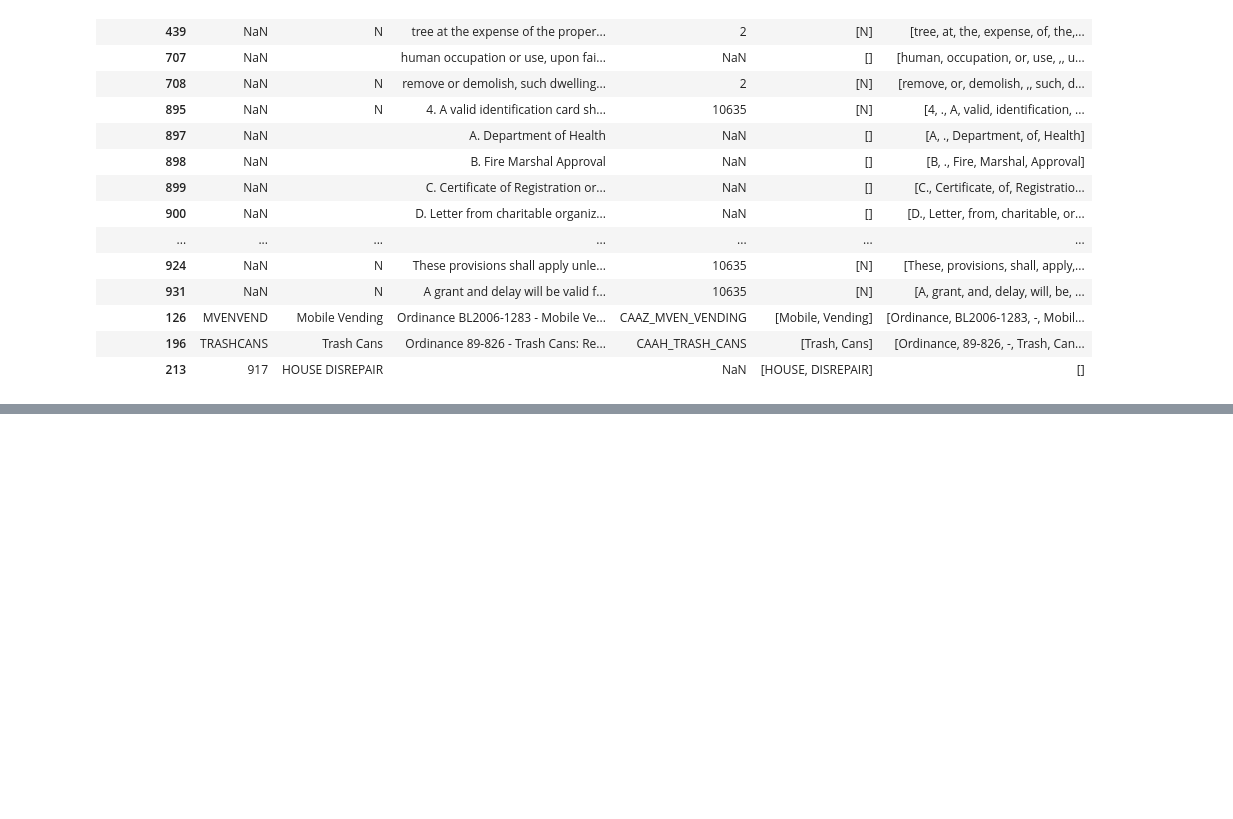
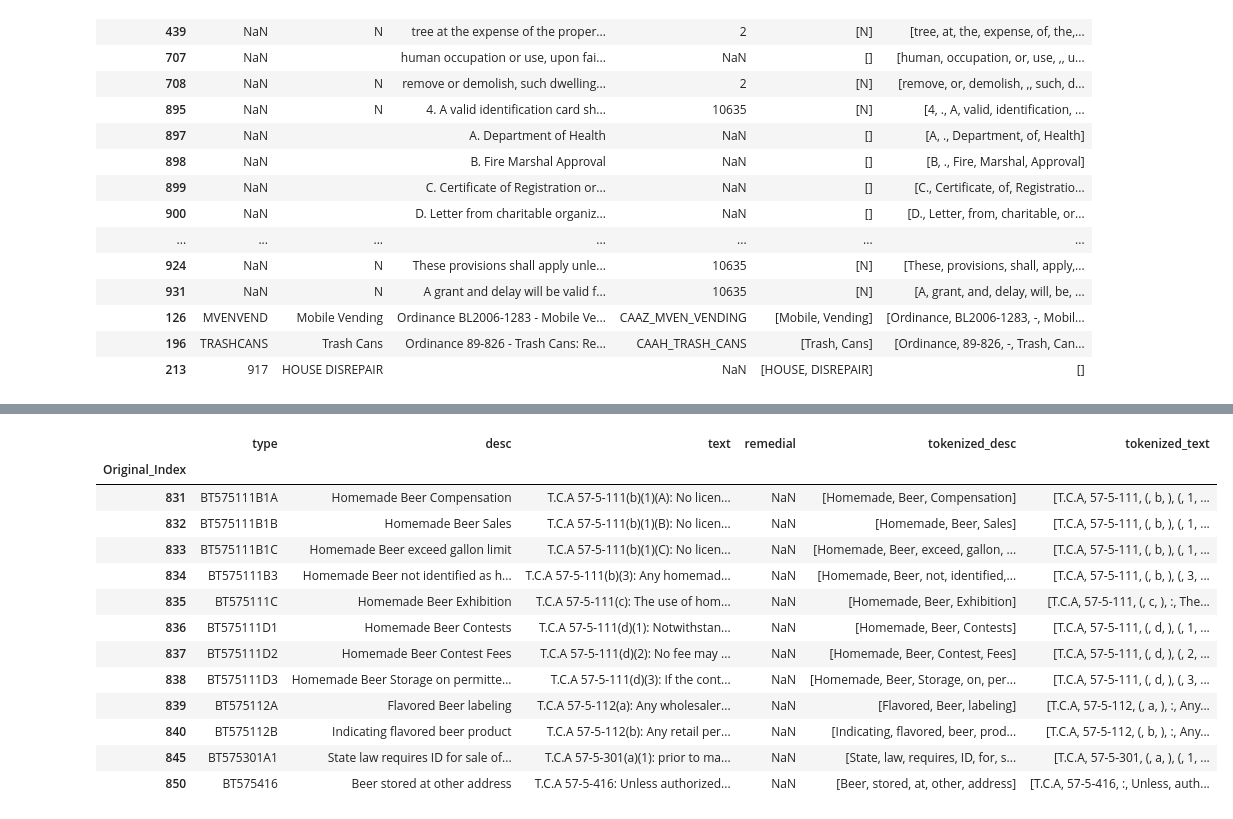
Before and after one commit to DEREJEGETU/data-question-2, a Jupyter notebook: notebooks/Mahesh.ipynb, the cells around one changed output, grey strips where cells are left out. Cells and saved outputs as stored; diff of their text form; code cells hidden in the pictures; blank space fills up the shorter version.

```diff
--- a/notebooks/Mahesh.ipynb
+++ b/notebooks/Mahesh.ipynb
@@ -465,0 +533,18 @@ remainder_noSW
+# %%
+TCA_beer = master_TCA[master_TCA["desc"].str.contains("beer", case = False)]
+TCA_beer
+# %% [output]
+|  | type | desc | text | remedial | tokenized_desc | tokenized_text |
+| Original_Index |  |  |  |  |  |  |
+| 831 | BT575111B1A | Homemade Beer Compensation | T.C.A 57-5-111(b)(1)(A): No licen... | NaN | [Homemade, Beer, Compensation] | [T.C.A, 57-5-111, (, b, ), (, 1, ... |
+| 832 | BT575111B1B | Homemade Beer Sales | T.C.A 57-5-111(b)(1)(B): No licen... | NaN | [Homemade, Beer, Sales] | [T.C.A, 57-5-111, (, b, ), (, 1, ... |
+| 833 | BT575111B1C | Homemade Beer exceed gallon limit | T.C.A 57-5-111(b)(1)(C): No licen... | NaN | [Homemade, Beer, exceed, gallon, ... | [T.C.A, 57-5-111, (, b, ), (, 1, ... |
+| 834 | BT575111B3 | Homemade Beer not identified as h... | T.C.A 57-5-111(b)(3): Any homemad... | NaN | [Homemade, Beer, not, identified,... | [T.C.A, 57-5-111, (, b, ), (, 3, ... |
+| 835 | BT575111C | Homemade Beer Exhibition | T.C.A 57-5-111(c): The use of hom... | NaN | [Homemade, Beer, Exhibition] | [T.C.A, 57-5-111, (, c, ), :, The... |
+| 836 | BT575111D1 | Homemade Beer Contests | T.C.A 57-5-111(d)(1): Notwithstan... | NaN | [Homemade, Beer, Contests] | [T.C.A, 57-5-111, (, d, ), (, 1, ... |
+| 837 | BT575111D2 | Homemade Beer Contest Fees | T.C.A 57-5-111(d)(2): No fee may ... | NaN | [Homemade, Beer, Contest, Fees] | [T.C.A, 57-5-111, (, d, ), (, 2, ... |
+| 838 | BT575111D3 | Homemade Beer Storage on permitte... | T.C.A 57-5-111(d)(3): If the cont... | NaN | [Homemade, Beer, Storage, on, per... | [T.C.A, 57-5-111, (, d, ), (, 3, ... |
+| 839 | BT575112A | Flavored Beer labeling | T.C.A 57-5-112(a): Any wholesaler... | NaN | [Flavored, Beer, labeling] | [T.C.A, 57-5-112, (, a, ), :, Any... |
+| 840 | BT575112B | Indicating flavored beer product | T.C.A 57-5-112(b): Any retail per... | NaN | [Indicating, flavored, beer, prod... | [T.C.A, 57-5-112, (, b, ), :, Any... |
+| 845 | BT575301A1 | State law requires ID for sale of... | T.C.A 57-5-301(a)(1): prior to ma... | NaN | [State, law, requires, ID, for, s... | [T.C.A, 57-5-301, (, a, ), (, 1, ... |
+| 850 | BT575416 | Beer stored at other address | T.C.A 57-5-416: Unless authorized... | NaN | [Beer, stored, at, other, address] | [T.C.A, 57-5-416, :, Unless, auth... |
```
Also changed, not shown: parts of 6 cells of this notebook.
